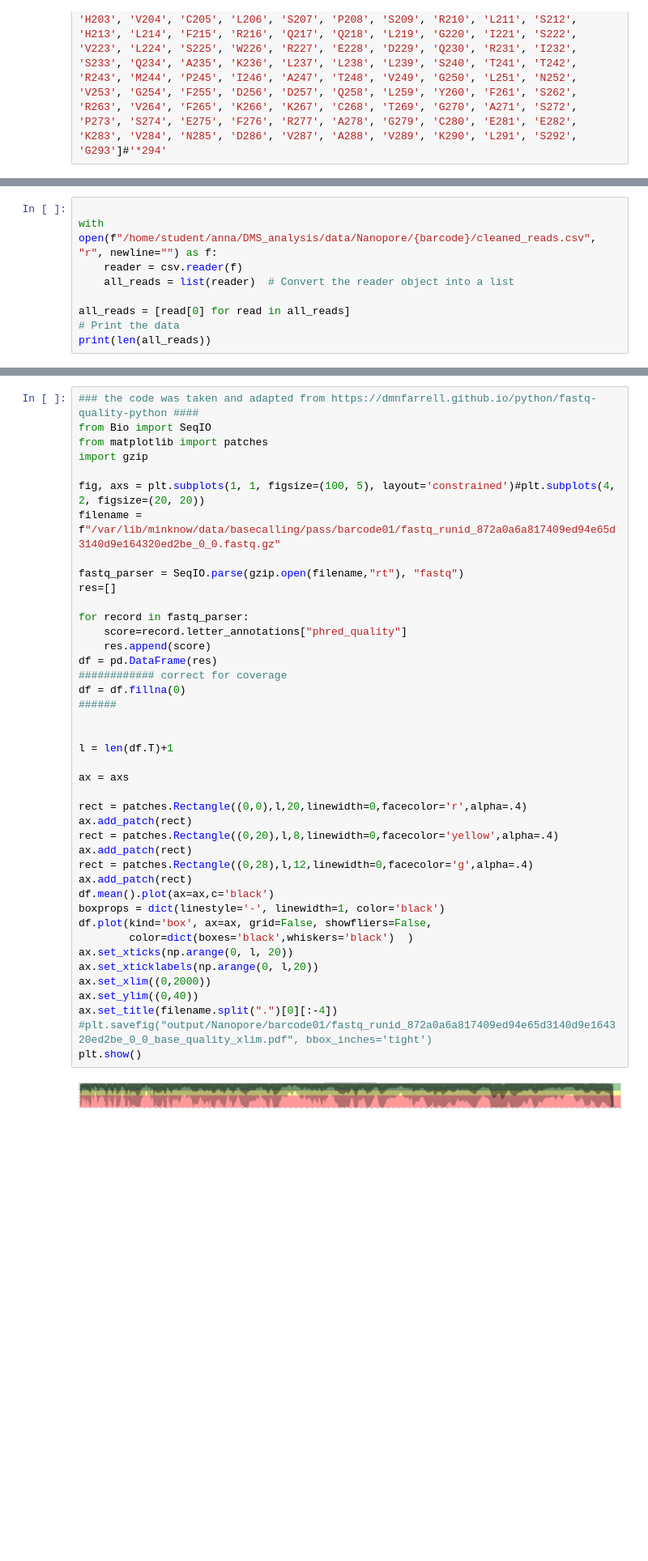
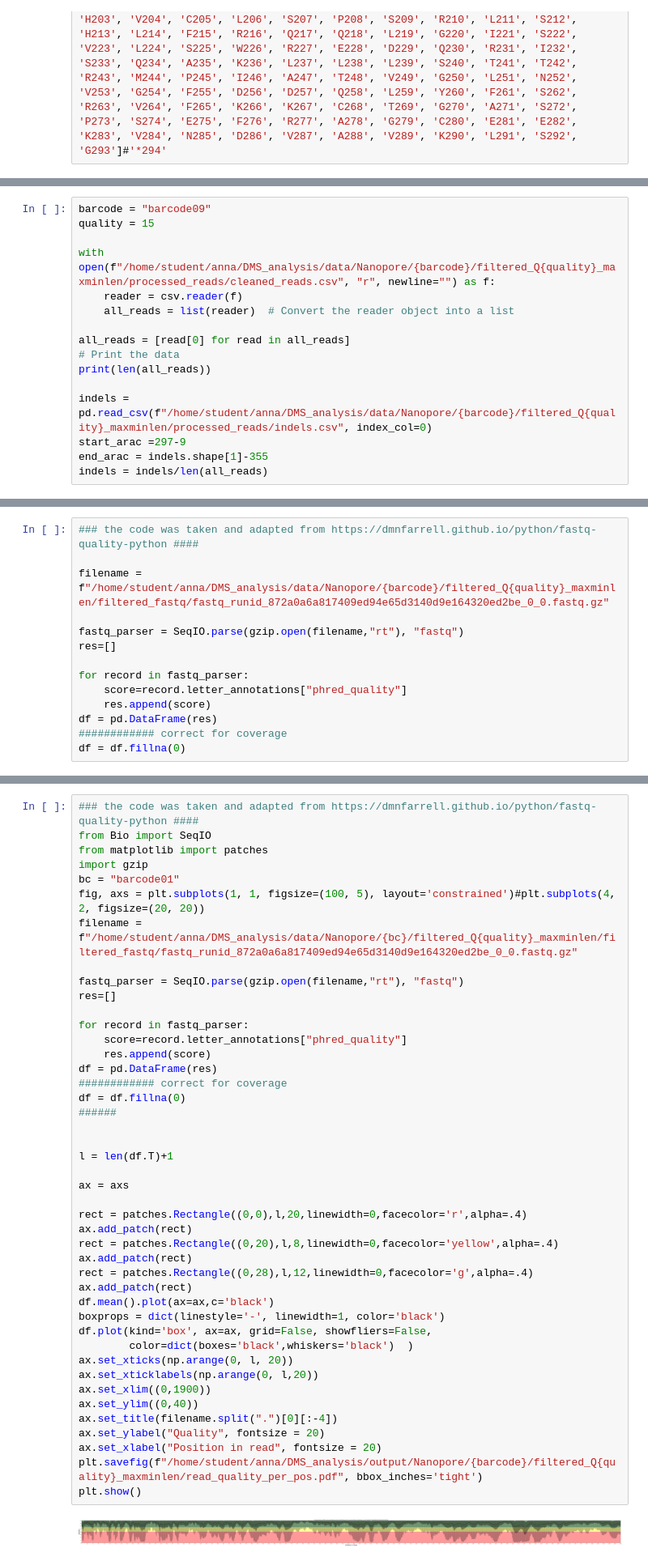
Before and after one commit to AliceHovsepyan/pogo_pance_draft, a Jupyter notebook: Nanopore_analysis.ipynb, the cells around one changed output, grey strips where cells are left out. Shown at 81% size. Saved outputs shown, nothing was run; the diff lists cells and outputs as text; blank space fills up the shorter version.

```diff
--- a/Nanopore_analysis.ipynb
+++ b/Nanopore_analysis.ipynb
@@ -72,10 +28,17 @@ barcode = "barcode03"
 # %%
+barcode = "barcode09"
+quality = 15
 
-with open(f"/home/student/anna/DMS_analysis/data/Nanopore/{barcode}/cleaned_reads.csv", "r", newline="") as f:
+with open(f"/home/student/anna/DMS_analysis/data/Nanopore/{barcode}/filtered_Q{quality}_maxminlen/processed_reads/cleaned_reads.csv", "r", newline="") as f:
     reader = csv.reader(f)
     all_reads = list(reader)  # Convert the reader object into a list
 
 all_reads = [read[0] for read in all_reads]
 # Print the data
 print(len(all_reads))
+
+indels = pd.read_csv(f"/home/student/anna/DMS_analysis/data/Nanopore/{barcode}/filtered_Q{quality}_maxminlen/processed_reads/indels.csv", index_col=0)
+start_arac =297-9
+end_arac = indels.shape[1]-355
+indels = indels/len(all_reads)
 # %% [output]
@@ -111,0 +81,14 @@ araclov2_enr.columns = annots_R2
+# %%
+### the code was taken and adapted from https://dmnfarrell.github.io/python/fastq-quality-python ####
+
+filename = f"/home/student/anna/DMS_analysis/data/Nanopore/{barcode}/filtered_Q{quality}_maxminlen/filtered_fastq/fastq_runid_872a0a6a817409ed94e65d3140d9e164320ed2be_0_0.fastq.gz"
+
+fastq_parser = SeqIO.parse(gzip.open(filename,"rt"), "fastq")
+res=[]
+
+for record in fastq_parser:
+    score=record.letter_annotations["phred_quality"]
+    res.append(score)
+df = pd.DataFrame(res)
+############ correct for coverage
+df = df.fillna(0)
@@ -123,44 +160,46 @@ coverage_plot(all_variants.sum())
 from Bio import SeqIO
 from matplotlib import patches
 import gzip
-
+bc = "barcode01"
 fig, axs = plt.subplots(1, 1, figsize=(100, 5), layout='constrained')#plt.subplots(4, 2, figsize=(20, 20))
-filename = f"/var/lib/minknow/data/basecalling/pass/barcode01/fastq_runid_872a0a6a817409ed94e65d3140d9e164320ed2be_0_0.fastq.gz"
+filename = f"/home/student/anna/DMS_analysis/data/Nanopore/{bc}/filtered_Q{quality}_maxminlen/filtered_fastq/fastq_runid_872a0a6a817409ed94e65d3140d9e164320ed2be_0_0.fastq.gz"
 
 fastq_parser = SeqIO.parse(gzip.open(filename,"rt"), "fastq")
 res=[]
 
 for record in fastq_parser:
     score=record.letter_annotations["phred_quality"]
     res.append(score)
 df = pd.DataFrame(res)
 ############ correct for coverage
 df = df.fillna(0)
 ######
 
 
 l = len(df.T)+1
 
 ax = axs
 
 rect = patches.Rectangle((0,0),l,20,linewidth=0,facecolor='r',alpha=.4)
 ax.add_patch(rect)
 rect = patches.Rectangle((0,20),l,8,linewidth=0,facecolor='yellow',alpha=.4)
 ax.add_patch(rect)
 rect = patches.Rectangle((0,28),l,12,linewidth=0,facecolor='g',alpha=.4)
 ax.add_patch(rect)
 df.mean().plot(ax=ax,c='black')
 boxprops = dict(linestyle='-', linewidth=1, color='black')
 df.plot(kind='box', ax=ax, grid=False, showfliers=False,
         color=dict(boxes='black',whiskers='black')  )
 ax.set_xticks(np.arange(0, l, 20))
 ax.set_xticklabels(np.arange(0, l,20))
-ax.set_xlim((0,2000))
+ax.set_xlim((0,1900))
 ax.set_ylim((0,40))
 ax.set_title(filename.split(".")[0][:-4])
-#plt.savefig("output/Nanopore/barcode01/fastq_runid_872a0a6a817409ed94e65d3140d9e164320ed2be_0_0_base_quality_xlim.pdf", bbox_inches='tight')
+ax.set_ylabel("Quality", fontsize = 20)
+ax.set_xlabel("Position in read", fontsize = 20)
+plt.savefig(f"/home/student/anna/DMS_analysis/output/Nanopore/{barcode}/filtered_Q{quality}_maxminlen/read_quality_per_pos.pdf", bbox_inches='tight')
 plt.show()
 # %% [output]
-[figure, old version]
+[figure, new version]
 # %%
 plot_df = araclov2_enr.copy()
```
Also changed, not shown: parts of 19 cells of this notebook, 6 other files.
